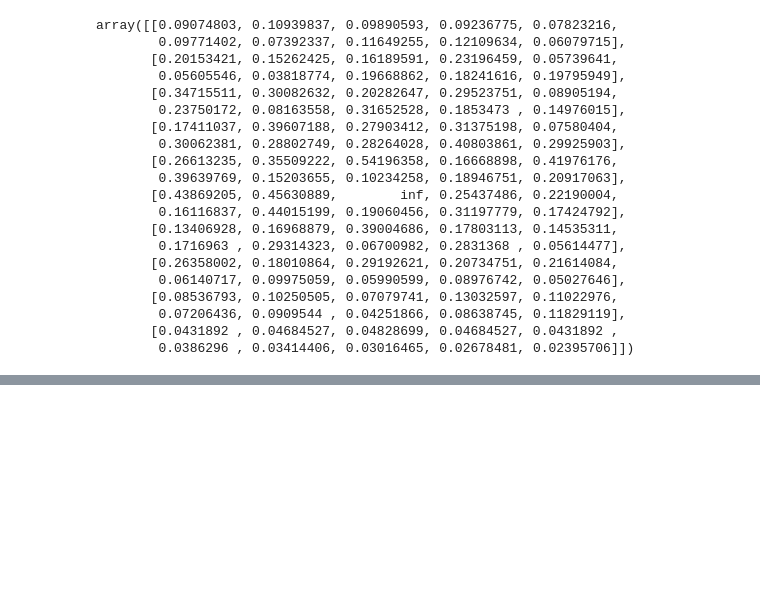
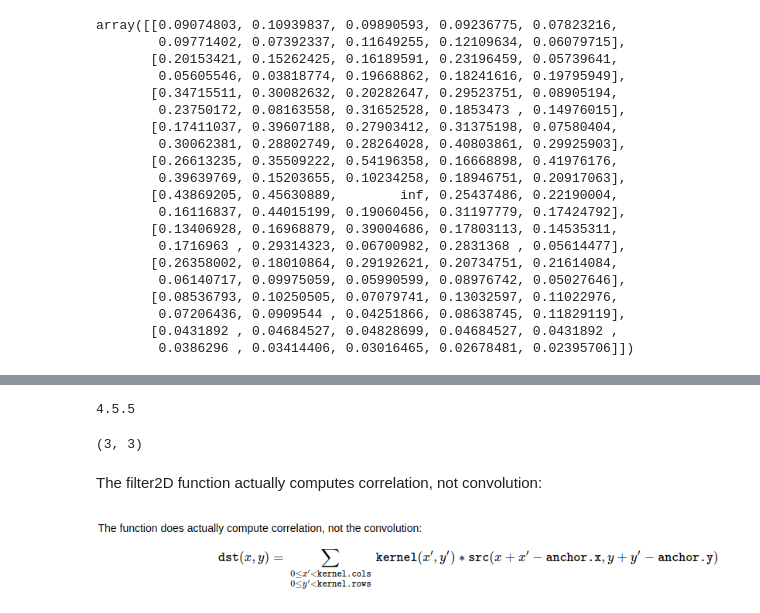
Before and after one commit to shaunlowis/PHYS_391B, a Jupyter notebook: zipf_map.ipynb, the cells around one changed output, grey strips where cells are left out. Cells and saved outputs as stored; diff of their text form; code cells hidden in the pictures; blank space fills up the shorter version.

Commit message:
Got the kernel operation working, might be wrong.

```diff
--- a/zipf_map.ipynb
+++ b/zipf_map.ipynb
@@ -301,0 +312,19 @@ plt.show()
+# %%
+import cv2 as cv
+print(cv.__version__)
+# %% [output]
+4.5.5
+# %%
+# for now let us just make a 3x3 kernel
+kernel = np.ones((3,3), np.float32)
+kernel.shape
+# %% [output]
+(3, 3)
+# %% [markdown]
+The filter2D function actually computes correlation, not convolution:
+# %%
+# Show kernel formula image
+from IPython.display import Image
+Image(r'/home/shaun/PHYS_391B/kernel.png')
+# %% [output]
+[figure, added]
```
Also changed, not shown: parts of 16 cells of this notebook, 2 other files.
